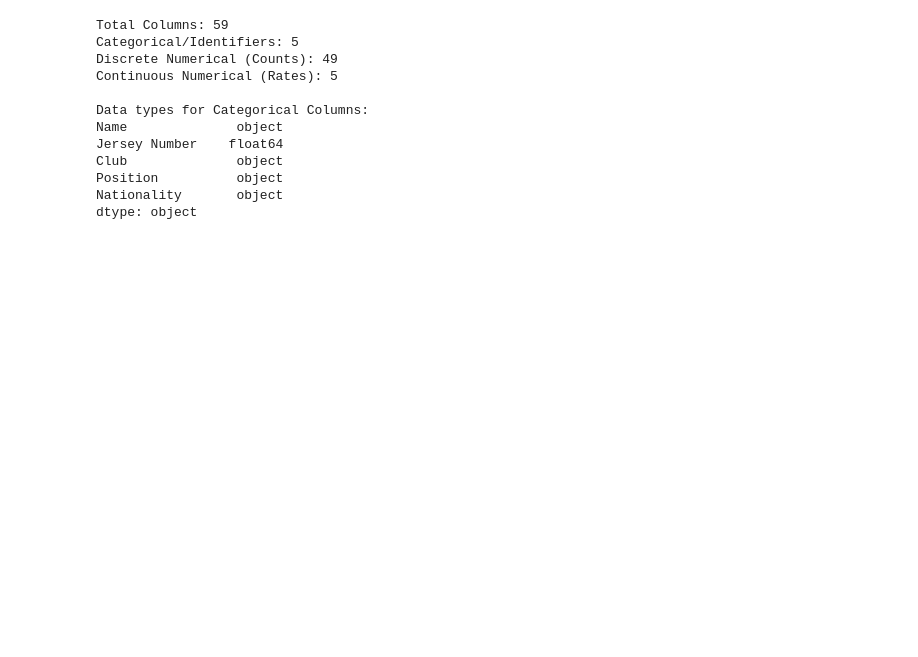
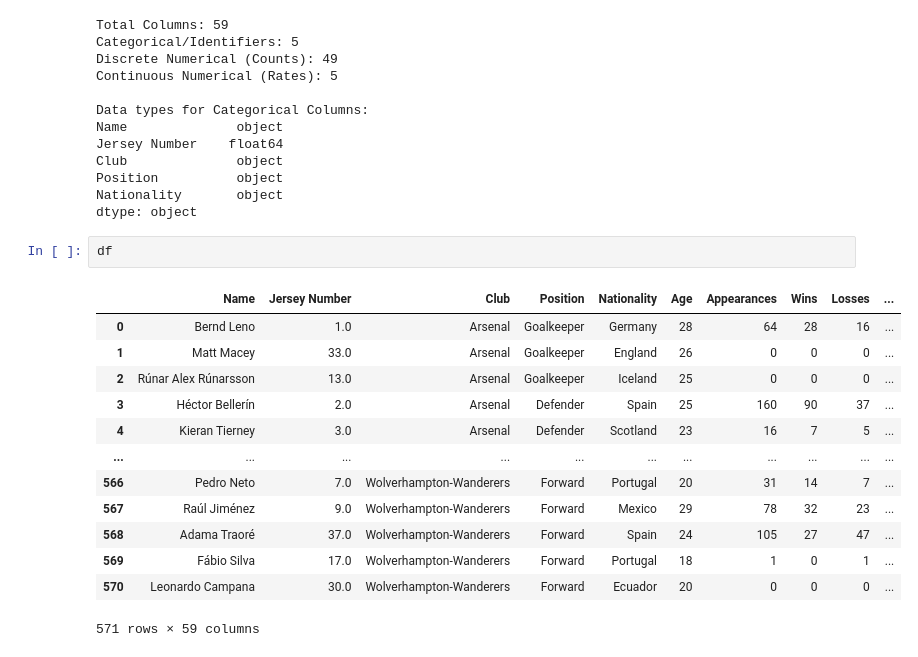
Before and after one commit to springboardmentor1979b-cmyk/ScoreSight---Predicting-EPL-Points-Tally-Top-Scorer, a Jupyter notebook: JanhaviJari_EPLprediction.ipynb, the cells around one changed output. Saved outputs shown, nothing was run; the diff lists cells and outputs as text; blank space fills up the shorter version.

```diff
--- a/JanhaviJari_EPLprediction.ipynb
+++ b/JanhaviJari_EPLprediction.ipynb
@@ -272,3 +272,19 @@ Club              object
 Position          object
 Nationality       object
 dtype: object
+# %%
+df
+# %% [output]
+|  | Name | Jersey Number | Club | Position | Nationality | Age | Appearances | Wins | Losses | ... |
+| 0 | Bernd Leno | 1.0 | Arsenal | Goalkeeper | Germany | 28 | 64 | 28 | 16 | ... |
+| 1 | Matt Macey | 33.0 | Arsenal | Goalkeeper | England | 26 | 0 | 0 | 0 | ... |
+| 2 | Rúnar Alex Rúnarsson | 13.0 | Arsenal | Goalkeeper | Iceland | 25 | 0 | 0 | 0 | ... |
+| 3 | Héctor Bellerín | 2.0 | Arsenal | Defender | Spain | 25 | 160 | 90 | 37 | ... |
+| 4 | Kieran Tierney | 3.0 | Arsenal | Defender | Scotland | 23 | 16 | 7 | 5 | ... |
+| ... | ... | ... | ... | ... | ... | ... | ... | ... | ... | ... |
+| 566 | Pedro Neto | 7.0 | Wolverhampton-Wanderers | Forward | Portugal | 20 | 31 | 14 | 7 | ... |
+| 567 | Raúl Jiménez | 9.0 | Wolverhampton-Wanderers | Forward | Mexico | 29 | 78 | 32 | 23 | ... |
+| 568 | Adama Traoré | 37.0 | Wolverhampton-Wanderers | Forward | Spain | 24 | 105 | 27 | 47 | ... |
+| 569 | Fábio Silva | 17.0 | Wolverhampton-Wanderers | Forward | Portugal | 18 | 1 | 0 | 1 | ... |
+| 570 | Leonardo Campana | 30.0 | Wolverhampton-Wanderers | Forward | Ecuador | 20 | 0 | 0 | 0 | ... |
+571 rows × 59 columns
```
Also changed, not shown: parts of 1 cell of this notebook.
